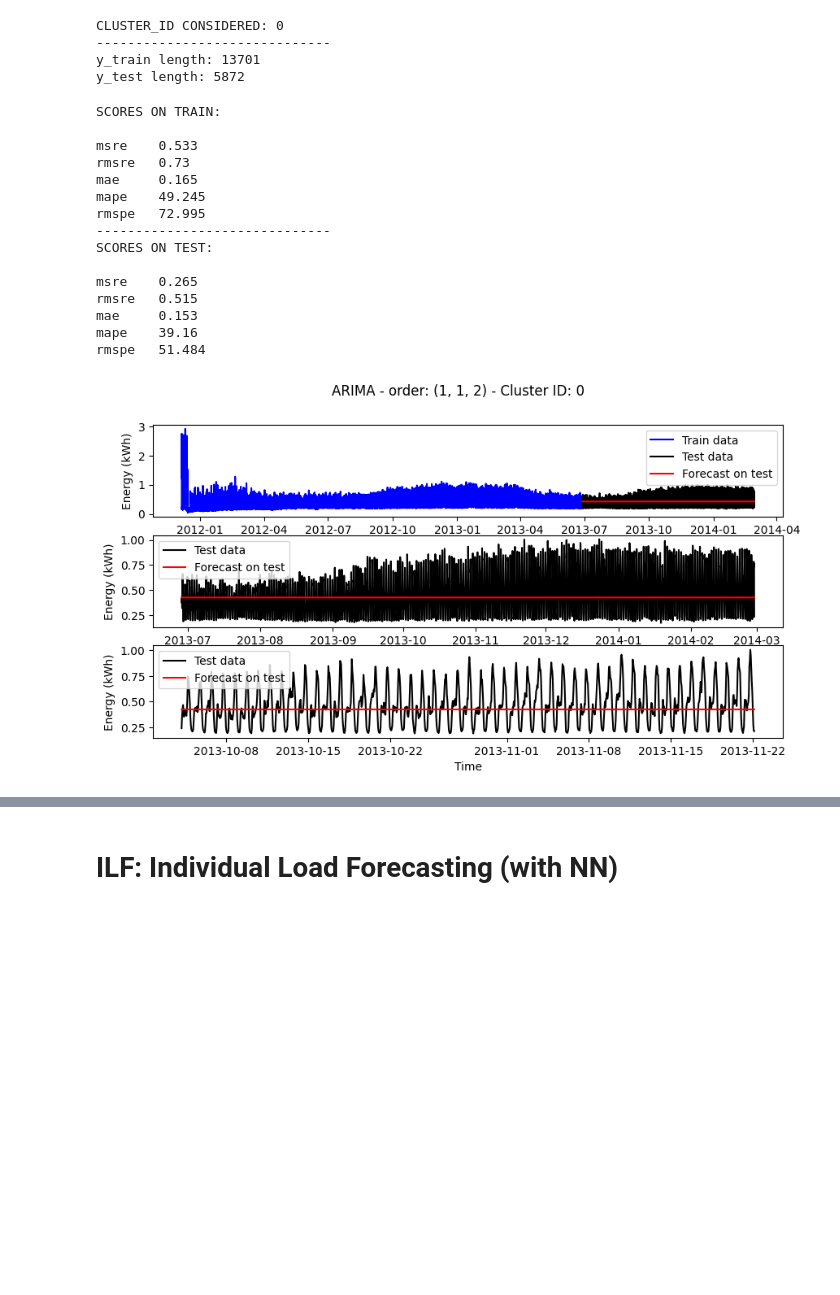
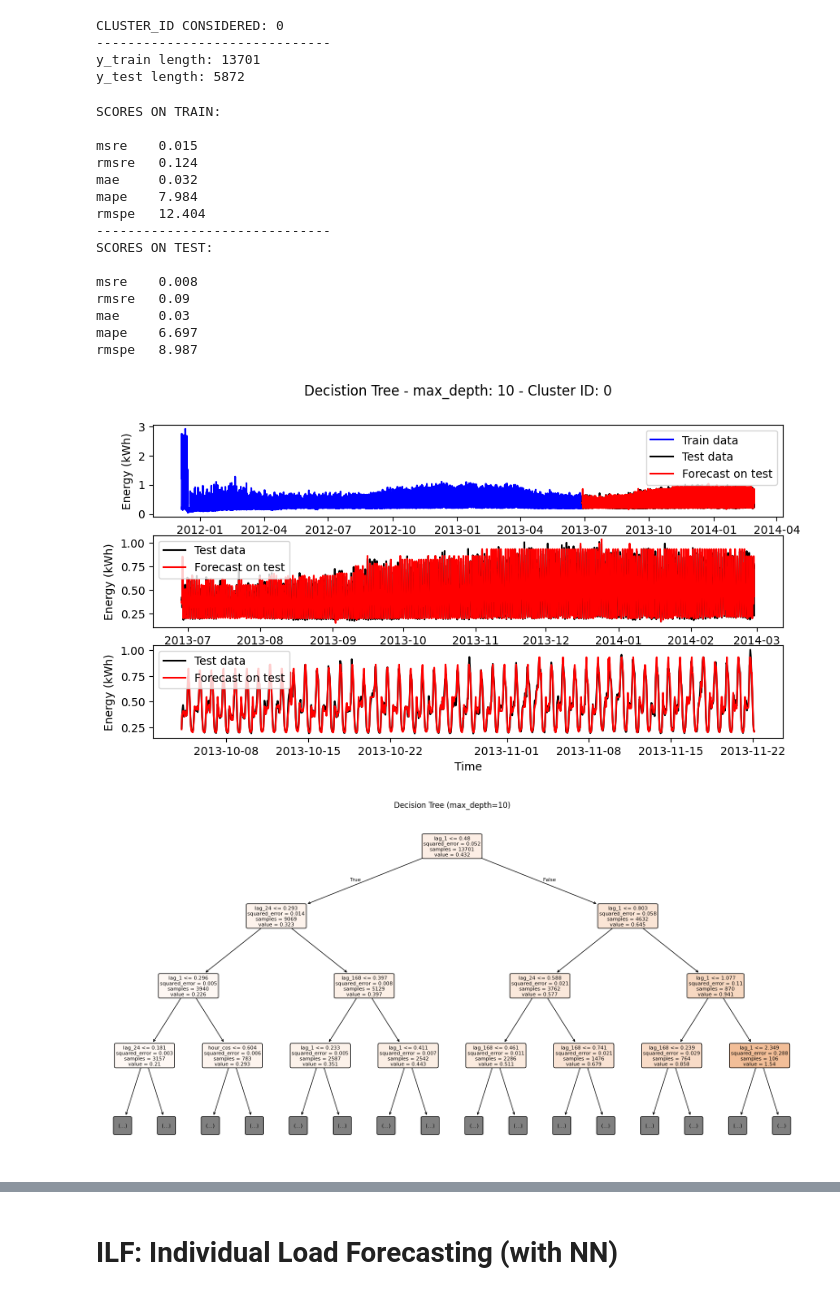
Before and after one commit to samueleborgognoni/kmeans_nn_ILF_london_smart_meters, a Jupyter notebook: 4_Load_Forecasting_lag.ipynb, the cells around one changed output, grey strips where cells are left out. Cells and saved outputs as stored; diff of their text form; code cells hidden in the pictures; blank space fills up the shorter version.

```diff
--- a/4_Load_Forecasting_lag.ipynb
+++ b/4_Load_Forecasting_lag.ipynb
@@ -237,10 +237,14 @@ def feature_eng(df: pd.DataFrame, lag_168=True, sin_val=True, col_name='cluster'
   X_tot.drop(columns='tstp')
 
   if sin_val:
-    # Turn the features into sin() values -> [also, in this way the values are normalized in (-1,+1)]
+    # Turn the features into sin() and cos() values -> [also, in this way the values are normalized in (-1,+1)]
     X_tot['hour_sin'] = np.sin(2 * np.pi * X_tot['hour'] / 24)
+    X_tot['hour_cos'] = np.cos(2 * np.pi * X_tot['hour'] / 24)
     X_tot['day_sin'] = np.sin(2 * np.pi * X_tot['dayofweek'] / 7)
+    X_tot['day_cos'] = np.cos(2 * np.pi * X_tot['dayofweek'] / 7)
     X_tot['month_sin'] = np.sin(2 * np.pi * X_tot['month'] / 12)
+    X_tot['month_cos'] = np.cos(2 * np.pi * X_tot['month'] / 12)
+
 
   # Create lags to make methods like MLP have a memory and learn auto-correlation
   X_tot['lag_1'] = (
@@ -627,28 +671,25 @@ CLUSTER_ID CONSIDERED: 0
 y_train length: 13701
 y_test length: 5872
 # %%
-# ARIMA METHOD
-order = (1,1,2)
-test_forecasts_arima_cluster = ARIMA_func(y_train, y_test,
-                                  cluster_id,
-                                  order=order,
-                                  show_test_results=True,
-                                  perc_window_start=0.4,
-                                  perc_window_end=0.6) # EXPERIMETS: order (2,1,2) - (1,1,1)
+# DECISION TREE METHOD
+test_forecasts_DT_cluster = DT_func(y_train, y_test, X_train, X_test, cluster_id,
+                            max_depth=10, show_test_results=True,
+                            perc_window_start=0.4, perc_window_end=0.6)
 # %% [output]
 SCORES ON TRAIN:
 
-msre    0.533
-rmsre   0.73
-mae     0.165
-mape    49.245
-rmspe   72.995
+msre    0.015
+rmsre   0.124
+mae     0.032
+mape    7.984
+rmspe   12.404
 ------------------------------
 SCORES ON TEST:
 
-msre    0.265
-rmsre   0.515
-mae     0.153
-mape    39.16
-rmspe   51.484
+msre    0.008
+rmsre   0.09
+mae     0.03
+mape    6.697
+rmspe   8.987
-[figure, old version]
+[figure, new version]
+[figure, added]
```
Also changed, not shown: parts of 20 cells of this notebook.
